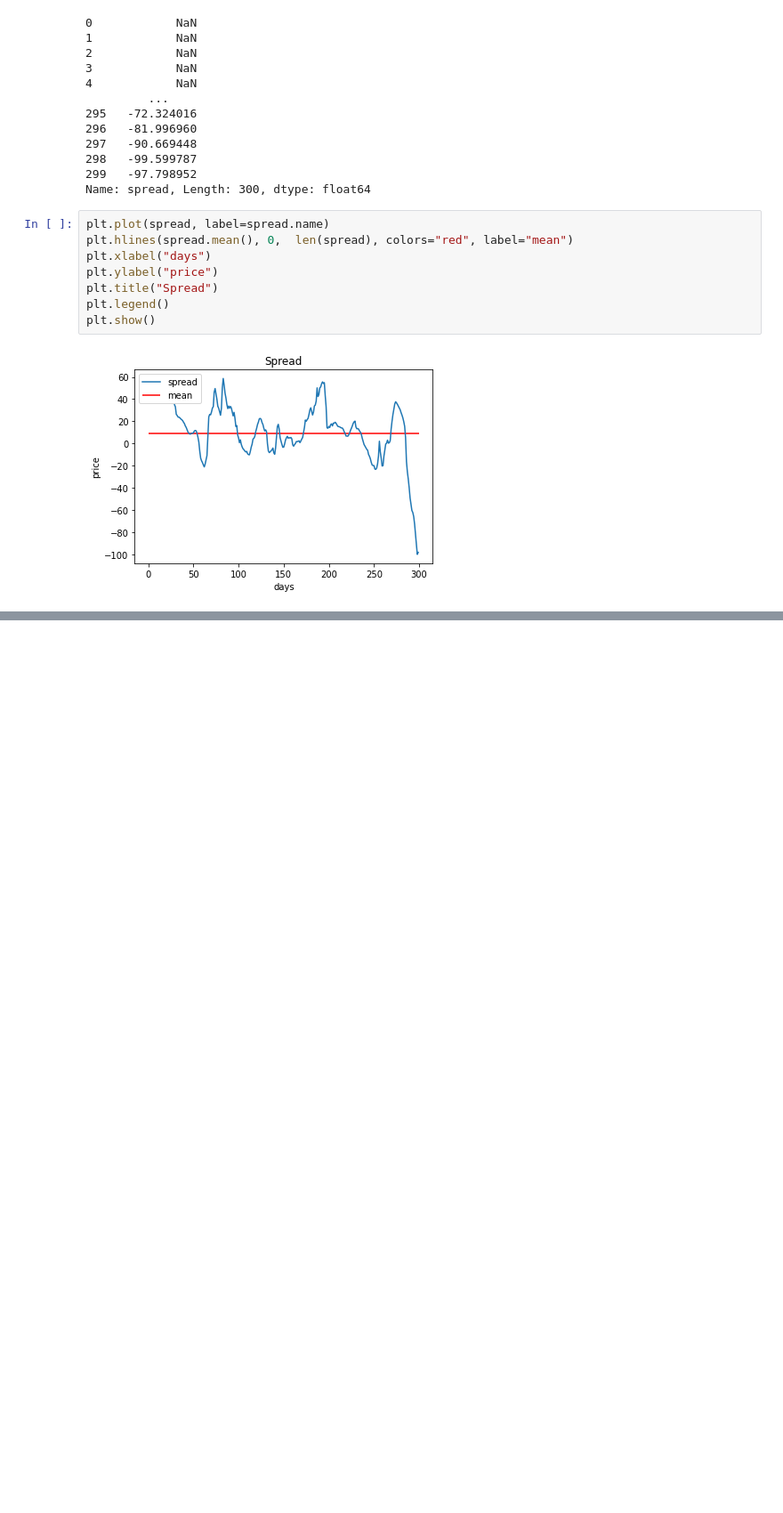
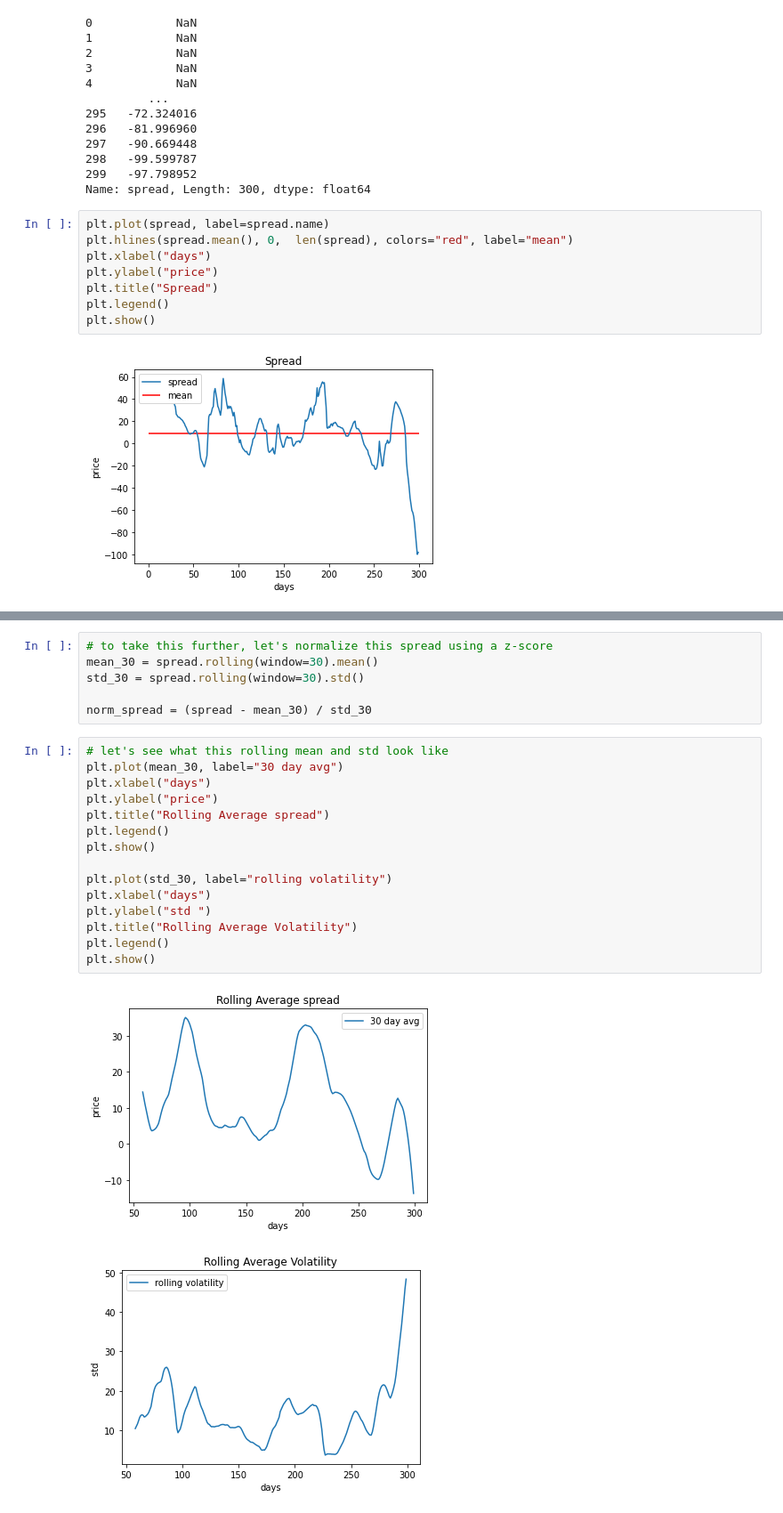
Before and after one commit to bruinquants/intro-to-algotrading-workshop, a Jupyter notebook: Week5.ipynb, the cells around one changed output, grey strips where cells are left out. Shown at 89% size. Drawn from its saved outputs; the diff is of its cells as text; blank space fills up the shorter version.

```diff
--- a/Week5.ipynb
+++ b/Week5.ipynb
@@ -211,0 +259,24 @@ What we've done here is created a derivative, whose price is $T_i - \alpha S_i$
+# %%
+# to take this further, let's normalize this spread using a z-score
+mean_30 = spread.rolling(window=30).mean()
+std_30 = spread.rolling(window=30).std()
+
+norm_spread = (spread - mean_30) / std_30
+# %%
+# let's see what this rolling mean and std look like
+plt.plot(mean_30, label="30 day avg")
+plt.xlabel("days")
+plt.ylabel("price")
+plt.title("Rolling Average spread")
+plt.legend()
+plt.show()
+
+plt.plot(std_30, label="rolling volatility")
+plt.xlabel("days")
+plt.ylabel("std ")
+plt.title("Rolling Average Volatility")
+plt.legend()
+plt.show()
+# %% [output]
+[figure, added]
+[figure, added]
```
Also changed, not shown: parts of 16 cells of this notebook, 1 other file.
